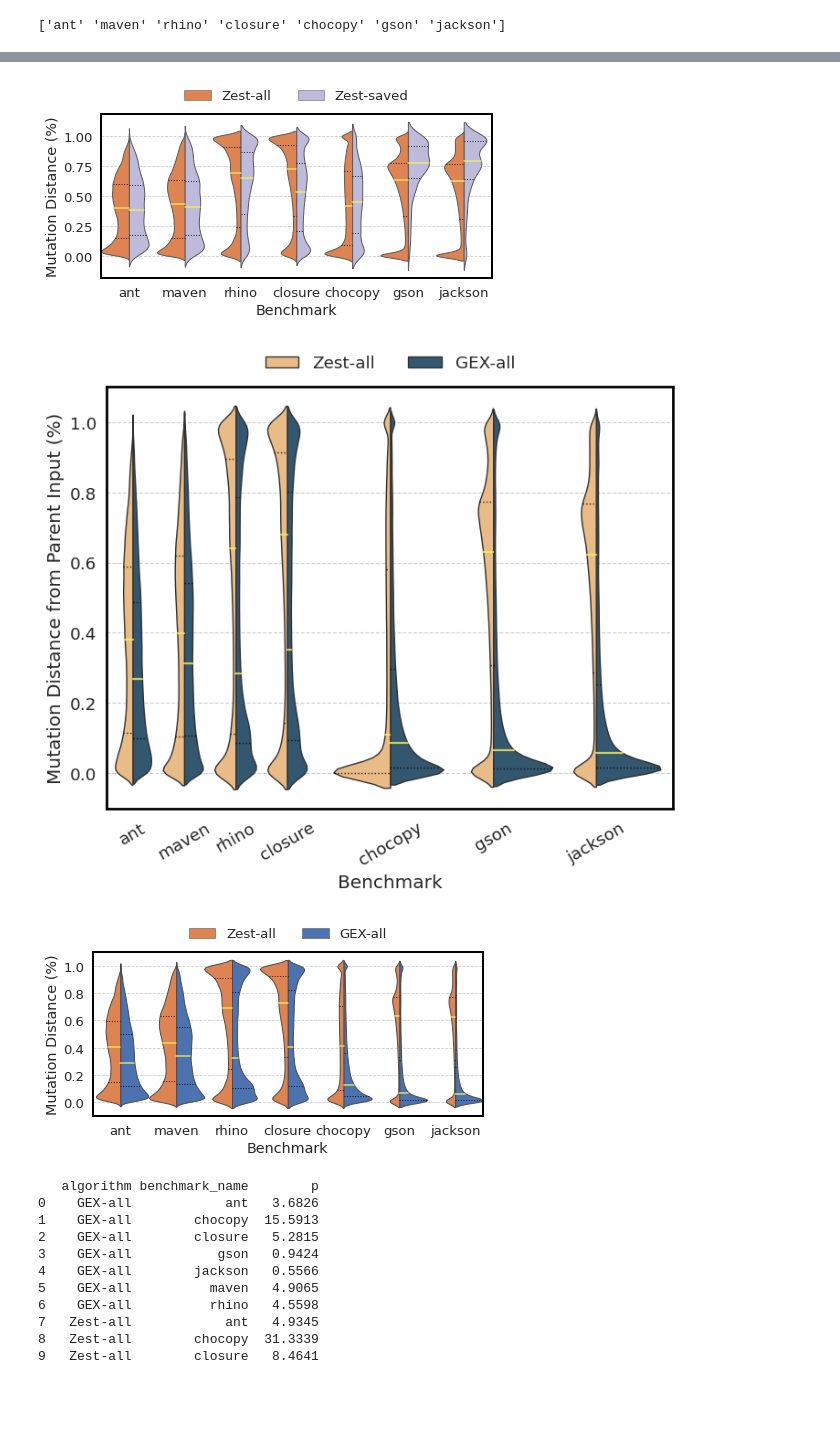
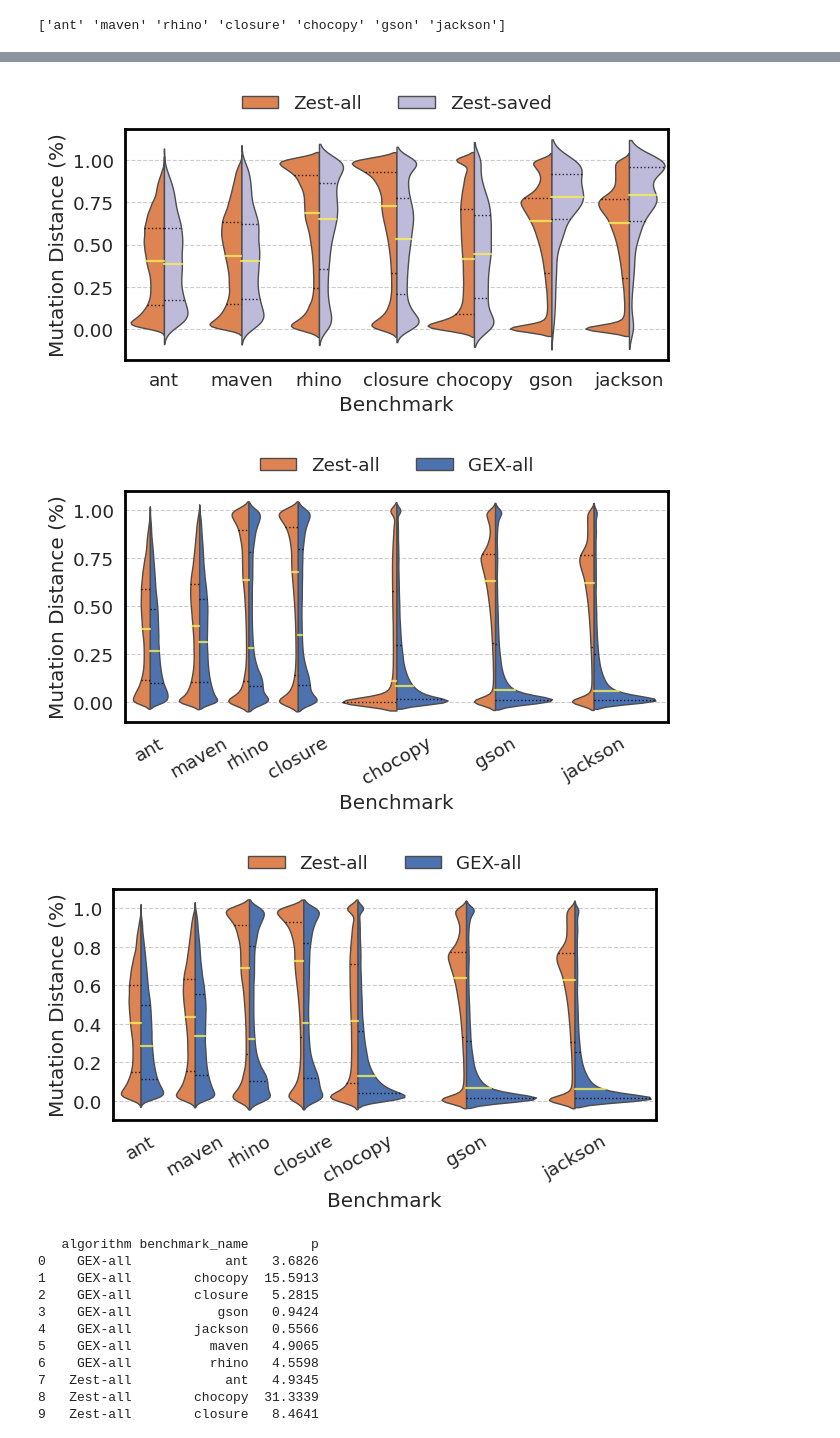
Before and after one commit to aoli-al/JQF-ei, a Jupyter notebook: scripts/experiments/ei/ei-ubc/data_exploration.ipynb, the cells around one changed output, grey strips where cells are left out. Drawn from its saved outputs; the diff is of its cells as text; code cells hidden in the pictures; blank space fills up the shorter version.

Commit message:
Update the figures

```diff
--- a/scripts/experiments/ei/ei-ubc/data_exploration.ipynb
+++ b/scripts/experiments/ei/ei-ubc/data_exploration.ipynb
@@ -106,8 +106,8 @@ experiment_name2 = 'ei-d430-m2'
 # mutation_df = pd.concat([mutation_df1, mutation_df2], ignore_index=True, sort=False)
 # mutation_df.to_pickle('./mutation.pkl')
 # %%
-experiment_name = 'v_dec10'
-mutation_df = pd.read_pickle('./mutation.pkl')
+experiment_name = 'v_dec13'
+mutation_df = pd.read_pickle('/usr0/home/aoli/repos/JQF-ei/scripts/experiments/ei/ei-ubc/mutation.pkl')
 # %%
 new_label_names = {'zest-testWithGenerator': 'Zest-all', 'zest-testWithGenerator-saved_only': 'Zest-saved', 'ei-no-havoc-testWithGenerator': 'GEX-all', 'ei-no-havoc-testWithGenerator-saved_only': 'GEX-saved'}
 mutation_df['algorithm'] = mutation_df['algorithm'].map(new_label_names)
@@ -134,17 +134,17 @@ violin_plot_for_mutation_distance(zest_df, experiment_name, 'rq1_zest_all_vs_sav
 # %%
-violin_plot_for_mutation_distance(non_zero_zest_df, experiment_name, 'rq1_wo_zero_mutations', width=1.0)
+violin_plot_for_mutation_distance(non_zero_zest_df, experiment_name, 'rq1_wo_zero_mutations', width=1.2)
 # %% [output]
-[figure, old version]
+[figure, new version]
 # %%
 x_order = ('ant', 'maven', 'rhino', 'closure', 'NA1', 'chocopy', 'NA2', 'gson', 'NA3', 'jackson', 'NA4')
 violin_plot_for_mutation_distance(all_input_df, experiment_name, 'rq2_zest_vs_ei', width=2.5, x_order=x_order)
 # %% [output]
-[figure, old version]
+[figure, new version]
 # %%
-# x_order = ('ant', 'maven', 'rhino', 'closure', 'chocopy',  'gson',  'jackson')
-violin_plot_for_mutation_distance(non_zero_all_input_df, experiment_name, 'rq2_wo_zero_mutations', width=1)
+x_order = ('ant', 'maven', 'rhino', 'closure', 'chocopy', 'NA3',  'gson', 'NA2', 'jackson', 'NA1')
+violin_plot_for_mutation_distance(non_zero_all_input_df, experiment_name, 'rq2_wo_zero_mutations', width=2.8, x_order=x_order)
 # %% [output]
-[figure, old version]
+[figure, new version]
 # %%
 import matplotlib.patches as mpatches
 
```
Also changed, not shown: parts of 1 cell of this notebook, 6 other files.
